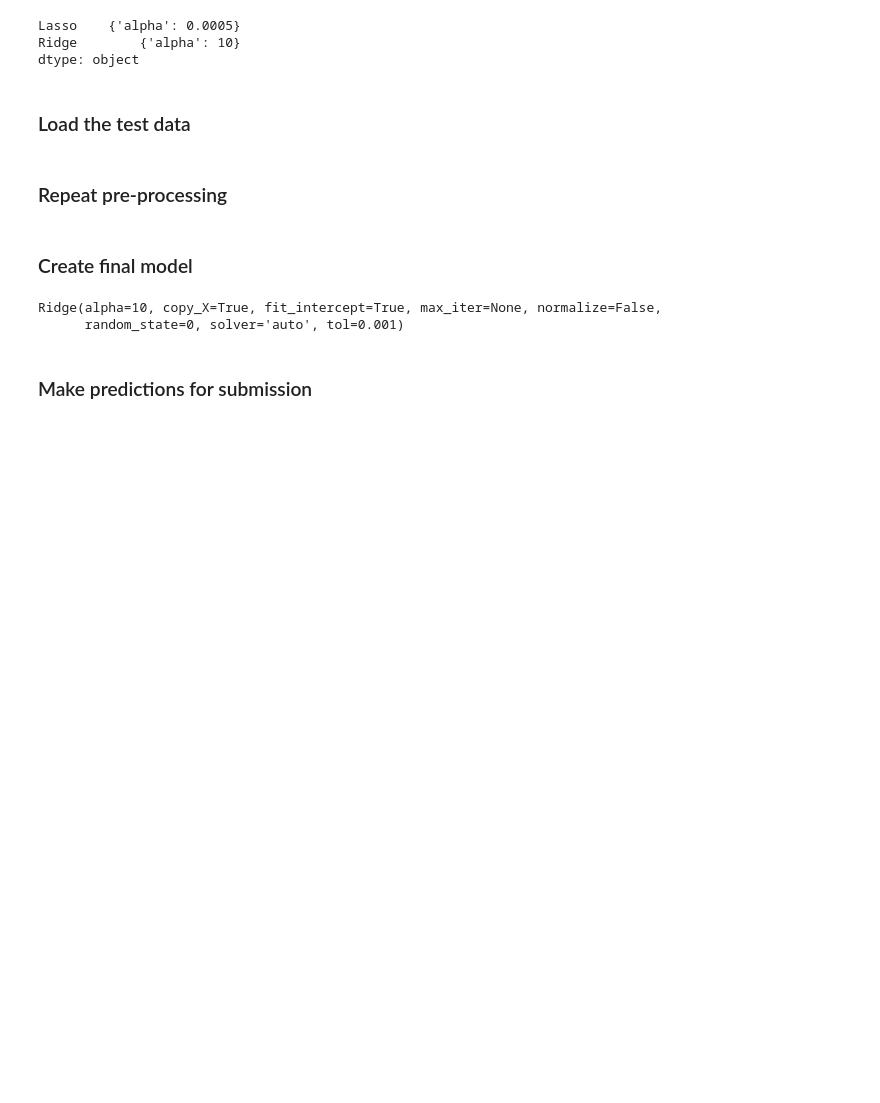
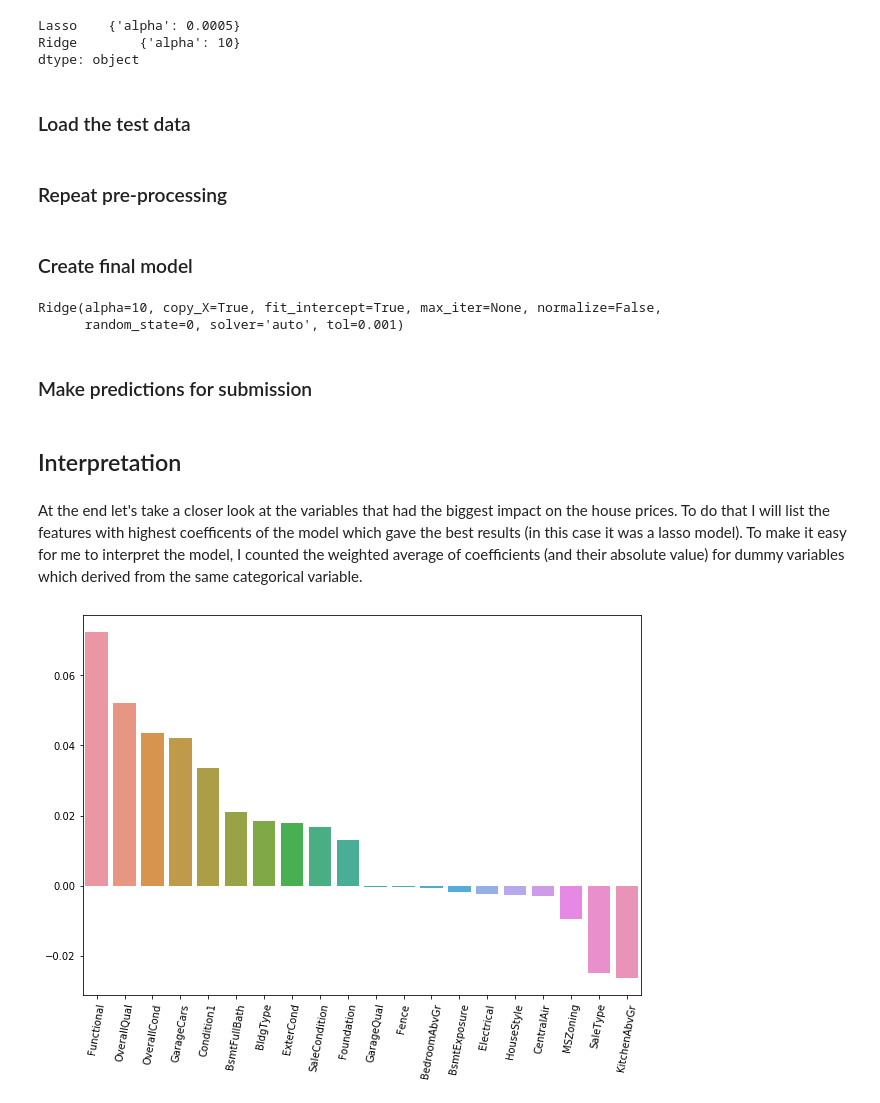
Before and after one commit to Jedrek369/HousingPrices, a Jupyter notebook: HousingPricesRegression.ipynb, the cells around one changed output. Cells and saved outputs as stored; diff of their text form; code cells hidden in the pictures; blank space fills up the shorter version.

Commit message:
I added an introduction and 'Interpretation' chapter with conclusions

```diff
--- a/HousingPricesRegression.ipynb
+++ b/HousingPricesRegression.ipynb
@@ -175,3 +164,14 @@ sns.heatmap(correlation)
 plt.show()
 # %% [output]
 [figure]
+# %%
+# show the most closely correlated variables
+biggest_correlation_variables = pd.Series()
+correlation_variables_only = correlation.drop('SalePrice', axis=0).drop('SalePrice', axis=1)
+for i in correlation_variables_only.index:
+    for c in correlation_variables_only.columns:
+        if c != i:
+            if correlation_variables_only.loc[i, c] > 0.70:
+                biggest_correlation_variables['{} - {}'.format(i, c)] = correlation_variables_only.loc[i, c]
+
+biggest_correlation_variables.drop_duplicates().sort_values(ascending=False)
@@ -221,8 +227,8 @@ dtype: int64
 # %% [markdown]
 ### Exploring categorical columns
 # %%
-cat_columns = train_df.select_dtypes(include='object').columns
-cat_columns
+cat_values = train_df.select_dtypes(include='object')
+cat_values.columns
 # %% [output]
 Index(['MSZoning', 'Street', 'Alley', 'LotShape', 'LandContour', 'Utilities',
        'LotConfig', 'LandSlope', 'Neighborhood', 'Condition1', 'Condition2',
@@ -628,3 +645,33 @@ output = pd.DataFrame({'Id': test_df.index,
                        'SalePrice': inv_y(ridge_final_preds)})
 
 output.to_csv('Output/ridge_submission.csv', index=False)
+# %% [markdown]
+## Interpretation
+# %% [markdown]
+At the end let's take a closer look at the variables that had the biggest impact on the house prices. To do that I will list the features with highest coefficents of the model which gave the best results (in this case it was a lasso model). To make it easy for me to interpret the model, I counted the weighted average of coefficients (and their absolute value) for dummy variables which derived from the same categorical variable.
+# %%
+import re
+
+lasso_coefficients = pd.Series(index=final_X_train.columns, data=lasso_final_model.coef_).sort_values(ascending=False)
+biggest_lasso_coefficients = pd.concat([lasso_coefficients[:10], lasso_coefficients[-10:]])
+
+# calculating the weighted average of features derived from the same feature
+weighted_mean_lasso_coefficients = pd.Series()
+for c in cat_values.columns:
+    coefficients_of_specific_variables = lasso_coefficients[lasso_coefficients.index.str.startswith(c)]
+    list_of_original_categories = [re.split('_', i)[1] for i in coefficients_of_specific_variables.index]
+    weights = [sum(train_df[c] == i) for i in list_of_original_categories]
+    weighted_mean_lasso_coefficients[c] = np.average(coefficients_of_specific_variables, weights=weights)
+
+# combining the numerical coefficients with categorical
+cols_to_drop = [i for i in lasso_coefficients.index for c in weighted_mean_lasso_coefficients.index if i.startswith(c)]
+weighted_mean_lasso_coefficients = weighted_mean_lasso_coefficients.append(lasso_coefficients.drop(cols_to_drop))
+weighted_mean_lasso_coefficients.sort_values(ascending=False, inplace=True)
+biggest_weighted_mean_lasso_coefficients = pd.concat([weighted_mean_lasso_coefficients[:10], weighted_mean_lasso_coefficients[-10:]])
+
+plt.figure(figsize=(10, 7))
+sns.barplot(x=biggest_weighted_mean_lasso_coefficients.index, y=biggest_weighted_mean_lasso_coefficients.values)
+plt.xticks(rotation=80)
+plt.show()
+# %% [output]
+[figure, added]
```
Also changed, not shown: parts of 20 cells of this notebook.
